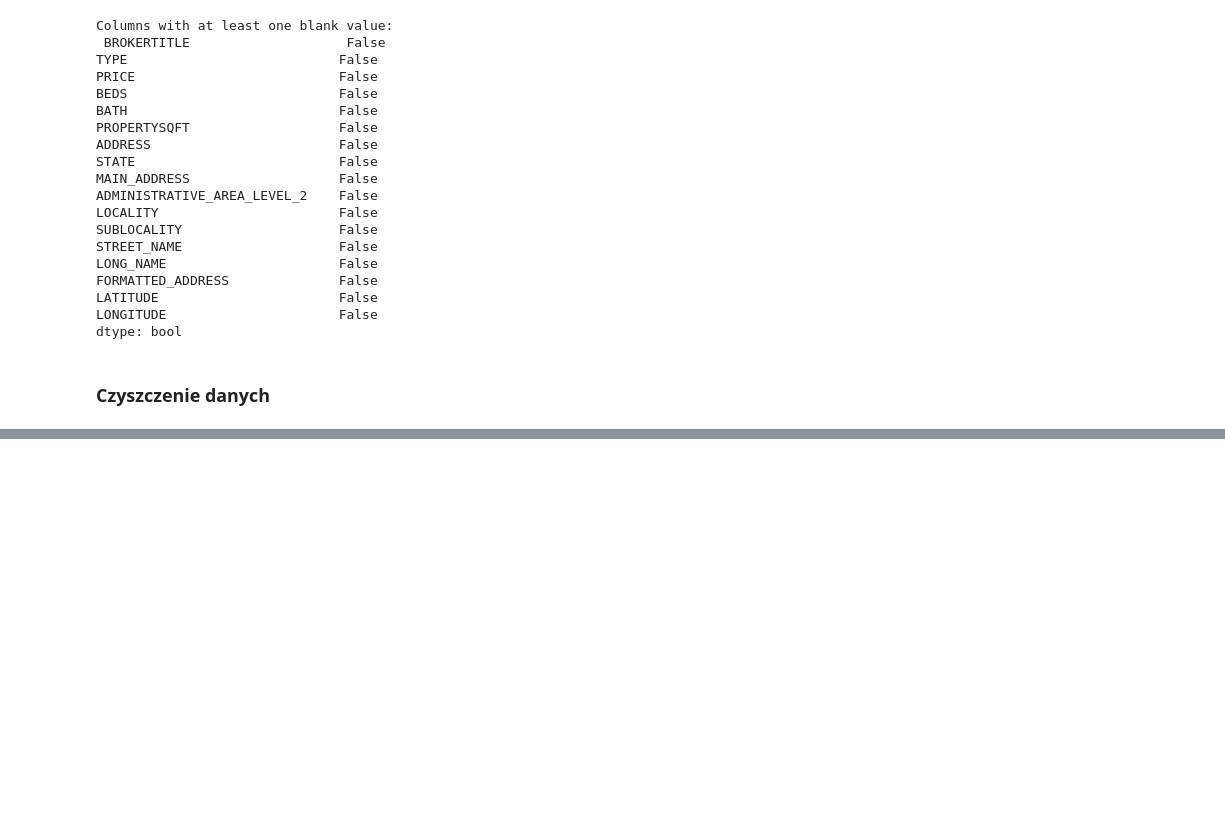
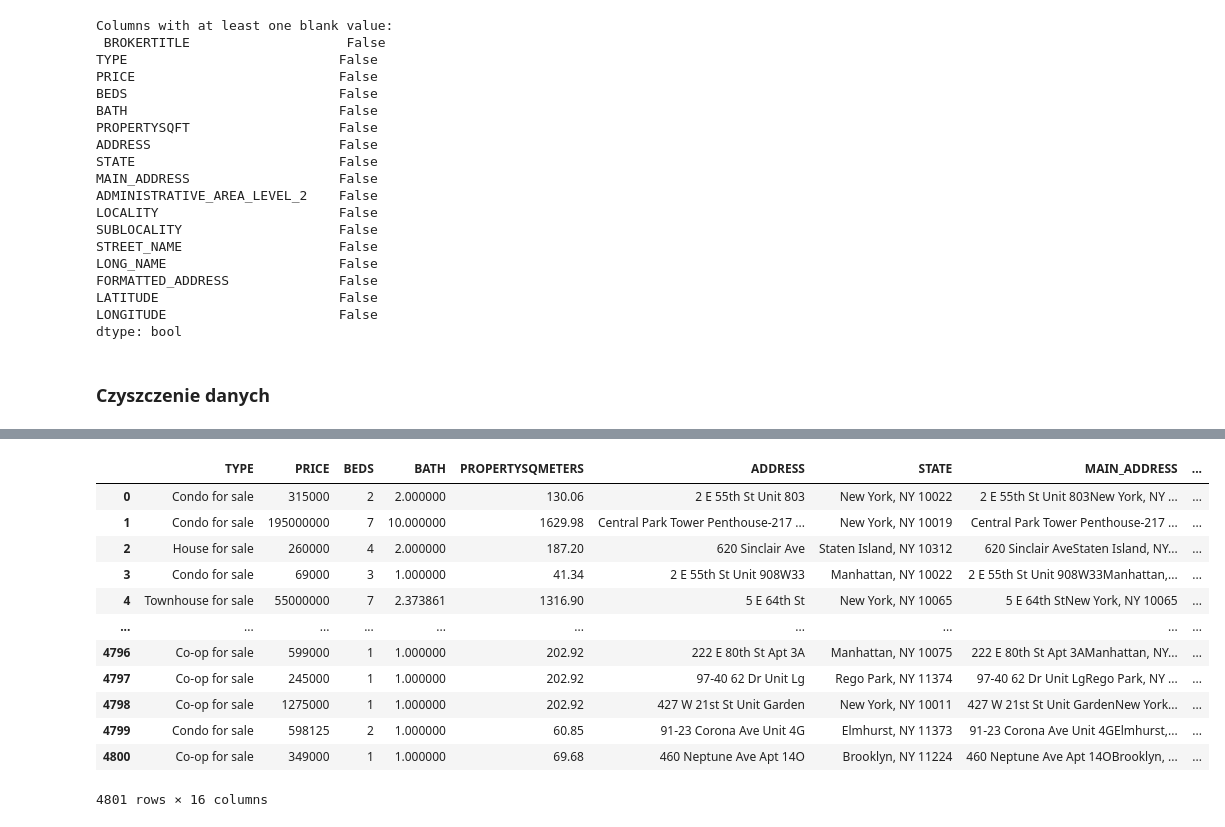
Before and after one commit to Baginka/DA_BA_NYCH, a Jupyter notebook: Data Analysis.ipynb, the cells around one changed output, grey strips where cells are left out. Drawn from its saved outputs; the diff is of its cells as text; code cells hidden in the pictures; blank space fills up the shorter version.

Commit message:
some changes of data

```diff
--- a/Data Analysis.ipynb
+++ b/Data Analysis.ipynb
@@ -80,3 +84,9 @@ LONGITUDE                      False
 dtype: bool
 # %% [markdown]
 ### Czyszczenie danych
+# %%
+# Pozbywanie się kolumny pod nazwą 'BROKERTITLE'.
+# Sprawdzenie czy polecenie jest wyświetlane poprawnie poprzez zastosowanie funkcji .head()
+
+nyc_data = nyc_data.drop(columns='BROKERTITLE')
+nyc_data.head(5)
@@ -82,0 +100,19 @@ dtype: bool
+# %%
+# Podmiana wartości podanych w stopach kwadratowych na metry kwadratowe oraz zmiana nazewnictwa kolumny.
+nyc_data['PROPERTYSQFT'] = (nyc_data['PROPERTYSQFT']*0.09290304).round(2)
+nyc_data = nyc_data.rename(columns={'PROPERTYSQFT':'PROPERTYSQMETERS'})
+nyc_data
+# %% [output]
+|  | TYPE | PRICE | BEDS | BATH | PROPERTYSQMETERS | ADDRESS | STATE | MAIN_ADDRESS | ... |
+| 0 | Condo for sale | 315000 | 2 | 2.000000 | 130.06 | 2 E 55th St Unit 803 | New York, NY 10022 | 2 E 55th St Unit 803New York, NY ... | ... |
+| 1 | Condo for sale | 195000000 | 7 | 10.000000 | 1629.98 | Central Park Tower Penthouse-217 ... | New York, NY 10019 | Central Park Tower Penthouse-217 ... | ... |
+| 2 | House for sale | 260000 | 4 | 2.000000 | 187.20 | 620 Sinclair Ave | Staten Island, NY 10312 | 620 Sinclair AveStaten Island, NY... | ... |
+| 3 | Condo for sale | 69000 | 3 | 1.000000 | 41.34 | 2 E 55th St Unit 908W33 | Manhattan, NY 10022 | 2 E 55th St Unit 908W33Manhattan,... | ... |
+| 4 | Townhouse for sale | 55000000 | 7 | 2.373861 | 1316.90 | 5 E 64th St | New York, NY 10065 | 5 E 64th StNew York, NY 10065 | ... |
+| ... | ... | ... | ... | ... | ... | ... | ... | ... | ... |
+| 4796 | Co-op for sale | 599000 | 1 | 1.000000 | 202.92 | 222 E 80th St Apt 3A | Manhattan, NY 10075 | 222 E 80th St Apt 3AManhattan, NY... | ... |
+| 4797 | Co-op for sale | 245000 | 1 | 1.000000 | 202.92 | 97-40 62 Dr Unit Lg | Rego Park, NY 11374 | 97-40 62 Dr Unit LgRego Park, NY ... | ... |
+| 4798 | Co-op for sale | 1275000 | 1 | 1.000000 | 202.92 | 427 W 21st St Unit Garden | New York, NY 10011 | 427 W 21st St Unit GardenNew York... | ... |
+| 4799 | Condo for sale | 598125 | 2 | 1.000000 | 60.85 | 91-23 Corona Ave Unit 4G | Elmhurst, NY 11373 | 91-23 Corona Ave Unit 4GElmhurst,... | ... |
+| 4800 | Co-op for sale | 349000 | 1 | 1.000000 | 69.68 | 460 Neptune Ave Apt 14O | Brooklyn, NY 11224 | 460 Neptune Ave Apt 14OBrooklyn, ... | ... |
+4801 rows × 16 columns
```
Also changed, not shown: parts of 3 cells of this notebook.
